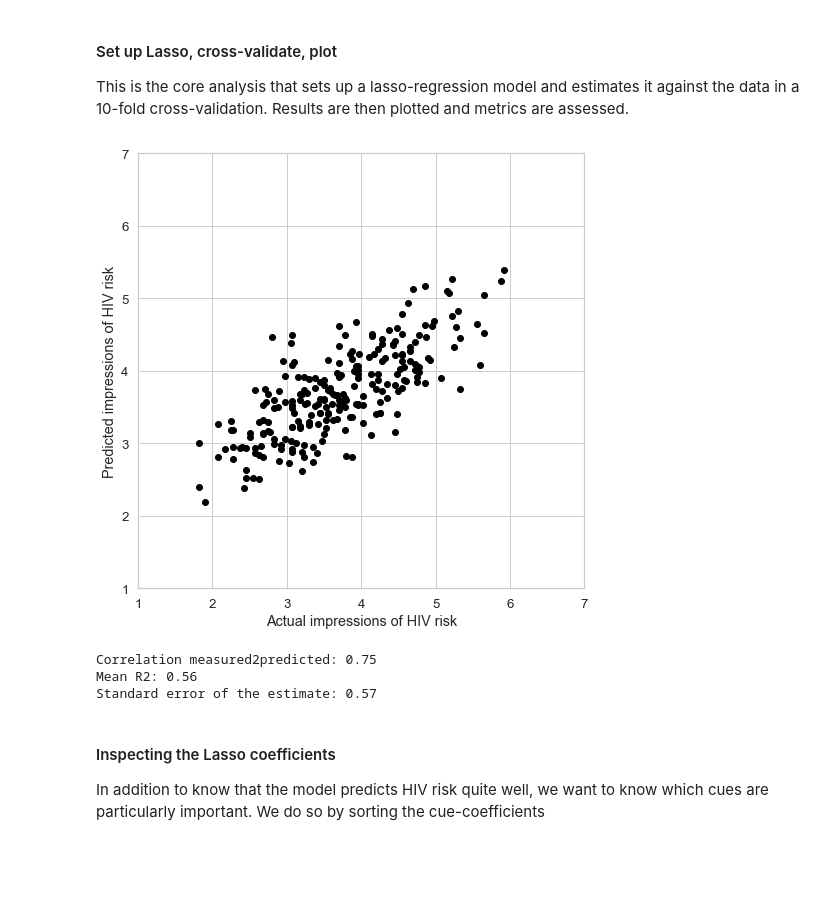
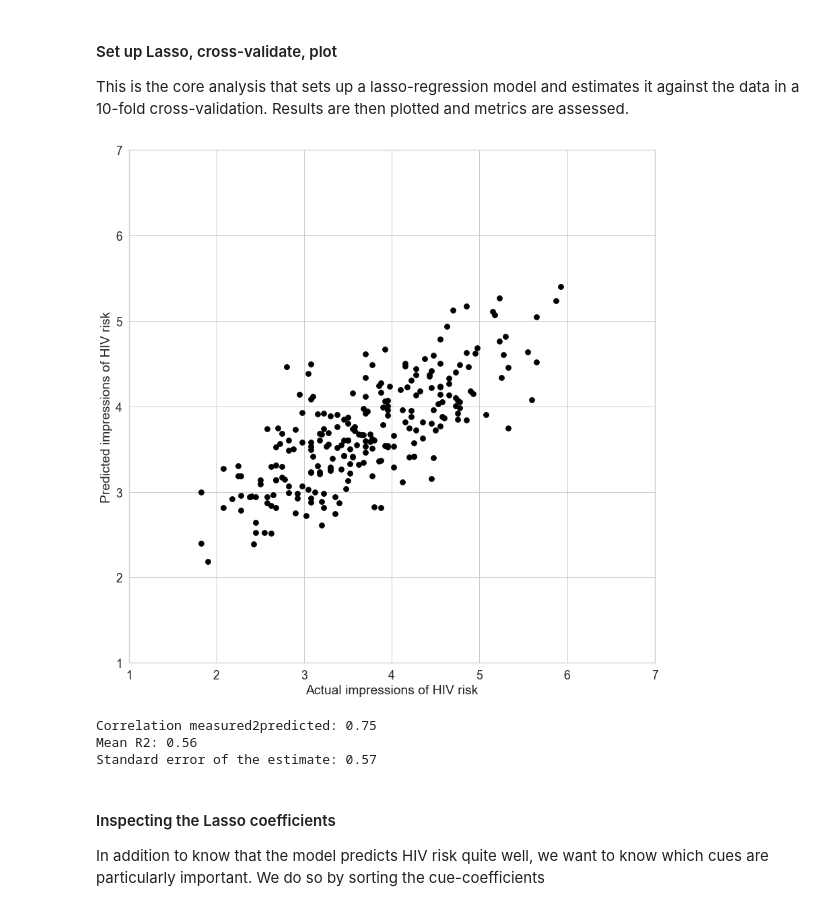
Before and after one commit to nomcomm/RiskCues_PlosOne, a Jupyter notebook: scripts/01_MainResults.ipynb, the cells around one changed output. Saved outputs shown, nothing was run; the diff lists cells and outputs as text; code cells hidden in the pictures; blank space fills up the shorter version.

```diff
--- a/scripts/01_MainResults.ipynb
+++ b/scripts/01_MainResults.ipynb
@@ -5,24 +5,25 @@ This notebook reproduces the analyses reported in the paper "Risky looks: Visual
 # %%
-import os
+import os, warnings
 import numpy as np
 import pandas as pd
 import matplotlib.pyplot as plt
 %matplotlib inline
 
 import seaborn as sns
-sns.set(font_scale=1.2)
+sns.set(font_scale=1.6)
 from sklearn import datasets
-from sklearn.model_selection import cross_val_predict, cross_val_score #KFold
-from sklearn.cross_validation import KFold  #using old interface here
+from sklearn.model_selection import KFold, cross_val_predict, cross_val_score #KFold
+#from sklearn.cross_validation import KFold  #using old interface here
+warnings.filterwarnings("ignore", category=DeprecationWarning)
+warnings.simplefilter(action='ignore', category=FutureWarning)
+
 from sklearn import linear_model
-
-os.chdir('../data')
 # %% [markdown]
 ### Relationships between individual cues and perceptions of HIV risk
 
 First, data are read in and a correlation between all cues, and particularly between each cue and the criterion variable "HIV risk" is computed, storing the results in a dataframe. Moreover, we compute basic descriptives for each cue, i.e. the mean (on a 1-7 scale) and standard deviation of ratings across the 240 images.
 # %%
-full_dataset = pd.read_csv('FullSet_240.txt', delimiter='\t')
+full_dataset = pd.read_csv('../data/FullSet_240.txt', delimiter='\t')
 risk_correlation_dataset = full_dataset.drop([   'BildNr','No','Sex',
                'Trust','Health','Attractiveness',
                            ' CUE3_Appearance3_Unshaved (vs. shaved)_Abstract_0',
@@ -100,43 +103,43 @@ predicted = cross_val_predict(lasso, X, y, cv=10)
 
 # plot
 sns.set_style("whitegrid")
-fig, ax = plt.subplots(figsize = (8, 8))
-ax.scatter(y, predicted, color = 'black')
+fig, ax = plt.subplots(figsize = (14, 14))
+ax.scatter(y, predicted, color = 'black', s = 60)
 ax.set_xlabel('Actual impressions of HIV risk')
 ax.set_ylabel('Predicted impressions of HIV risk')
 ax.set_xlim((1,7))
 ax.set_ylim((1,7))
 #ax.set_title('Result of Lasso Regression')
 #sns.despine()
-#fig.savefig('../data/figureX.png')
+fig.savefig('../data/figure2.tif')
 plt.show()
 
 # give correlation between measured and predicted results
 corr_m2p = np.corrcoef(y, predicted)[0,1]
 corr_m2p = np.round(corr_m2p, 2)
 print( 'Correlation measured2predicted: '  + str( corr_m2p ) )
 
 # compute x-val score r2 and mean thereof
 scores = cross_val_score(lasso, X, y, cv=10, scoring = 'r2')
 m_r2 = np.mean(scores)
 m_r2 = np.round(m_r2, 2)
 print('Mean R2: ' + str( m_r2 ) )
 
 # computing the standard error of the estimate
 se = np.sqrt(np.sum((y-predicted)**2)/len(y))
 se = np.round(se, 2)
 print('Standard error of the estimate: ' + str( se ) )
 
 
 # get lasso coefficients
 lasso_model = lasso.fit(X, y)
 len(lasso_model.coef_)
 
 results_table['Lasso Coefficients'] = np.round(lasso_model.coef_, 2)
 #results_table
-results_table.to_csv('results_table.csv')
+results_table.to_csv('../data/results_table.csv')
 # %% [output]
-[figure, old version]
+[figure, new version]
 Correlation measured2predicted: 0.75
 Mean R2: 0.56
 Standard error of the estimate: 0.57
```
Also changed, not shown: parts of 9 cells of this notebook, 3 other files.
